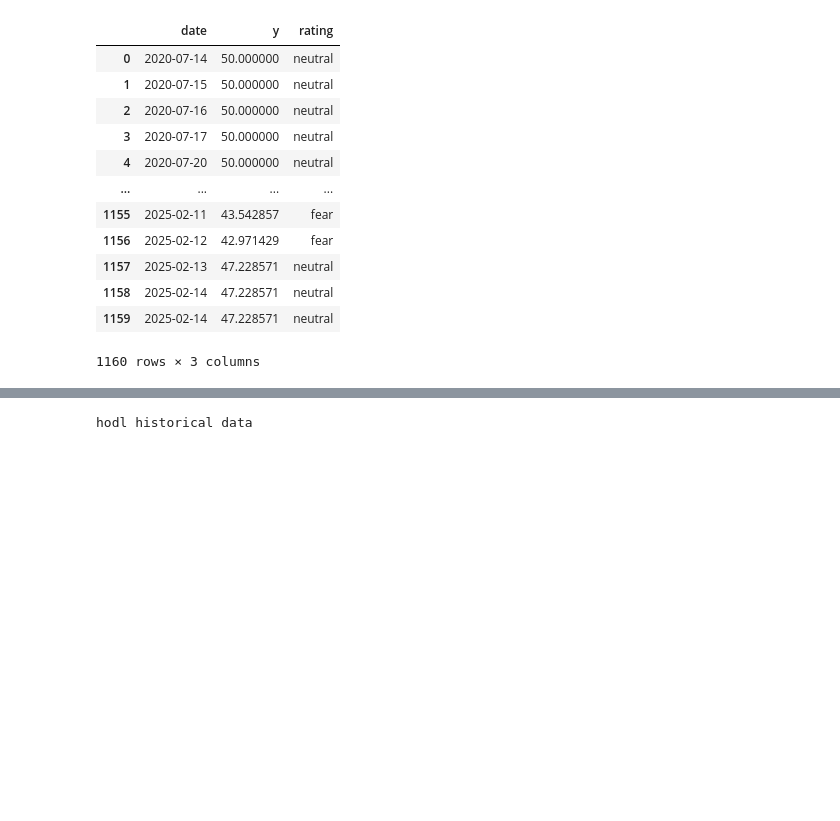
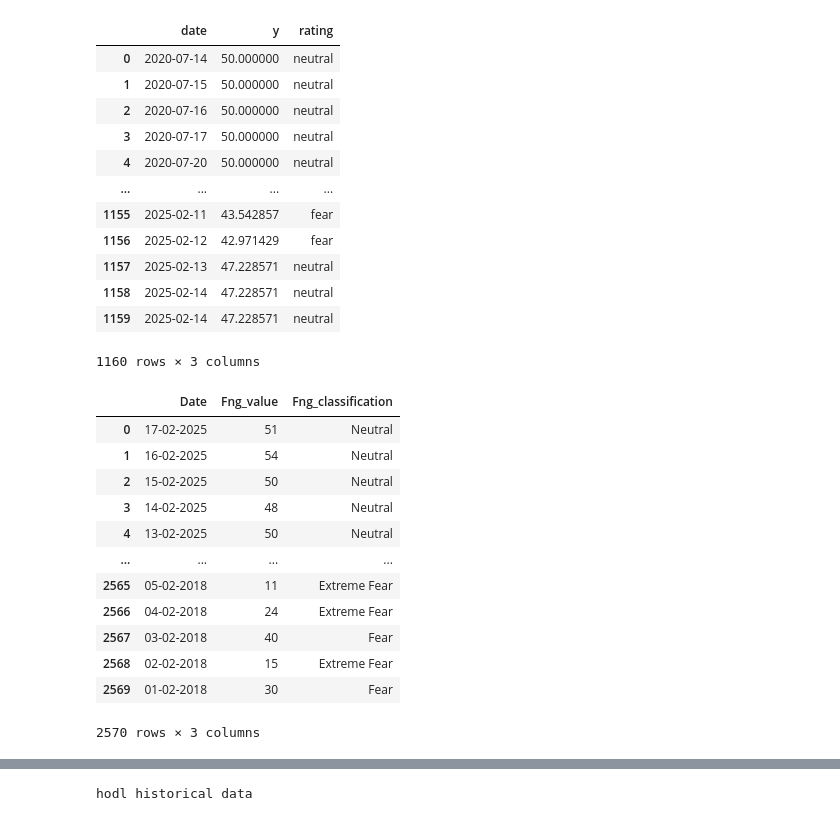
Before and after one commit to AlexanderJarvheden/PortfolioManagement-ML, a Jupyter notebook: Financial_data.ipynb, the cells around one changed output, grey strips where cells are left out. Saved outputs shown, nothing was run; the diff lists cells and outputs as text; code cells hidden in the pictures; blank space fills up the shorter version.

```diff
--- a/Financial_data.ipynb
+++ b/Financial_data.ipynb
@@ -34,3 +35,20 @@ df
 | 1158 | 2025-02-14 | 47.228571 | neutral |
 | 1159 | 2025-02-14 | 47.228571 | neutral |
 1160 rows × 3 columns
+# %%
+cryptoFGI = pd.read_csv('datasets/CryptoFEI.csv')
+cryptoFGI
+# %% [output]
+|  | Date | Fng_value | Fng_classification |
+| 0 | 17-02-2025 | 51 | Neutral |
+| 1 | 16-02-2025 | 54 | Neutral |
+| 2 | 15-02-2025 | 50 | Neutral |
+| 3 | 14-02-2025 | 48 | Neutral |
+| 4 | 13-02-2025 | 50 | Neutral |
+| ... | ... | ... | ... |
+| 2565 | 05-02-2018 | 11 | Extreme Fear |
+| 2566 | 04-02-2018 | 24 | Extreme Fear |
+| 2567 | 03-02-2018 | 40 | Fear |
+| 2568 | 02-02-2018 | 15 | Extreme Fear |
+| 2569 | 01-02-2018 | 30 | Fear |
+2570 rows × 3 columns
```
Also changed, not shown: parts of 6 cells of this notebook.
